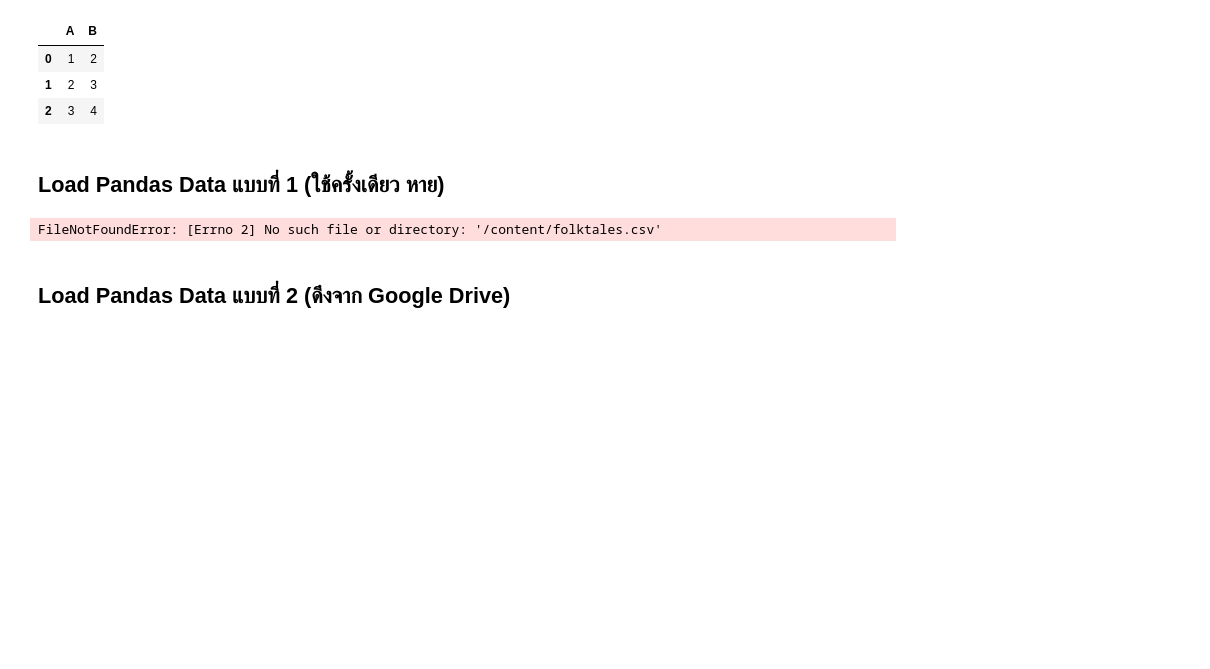
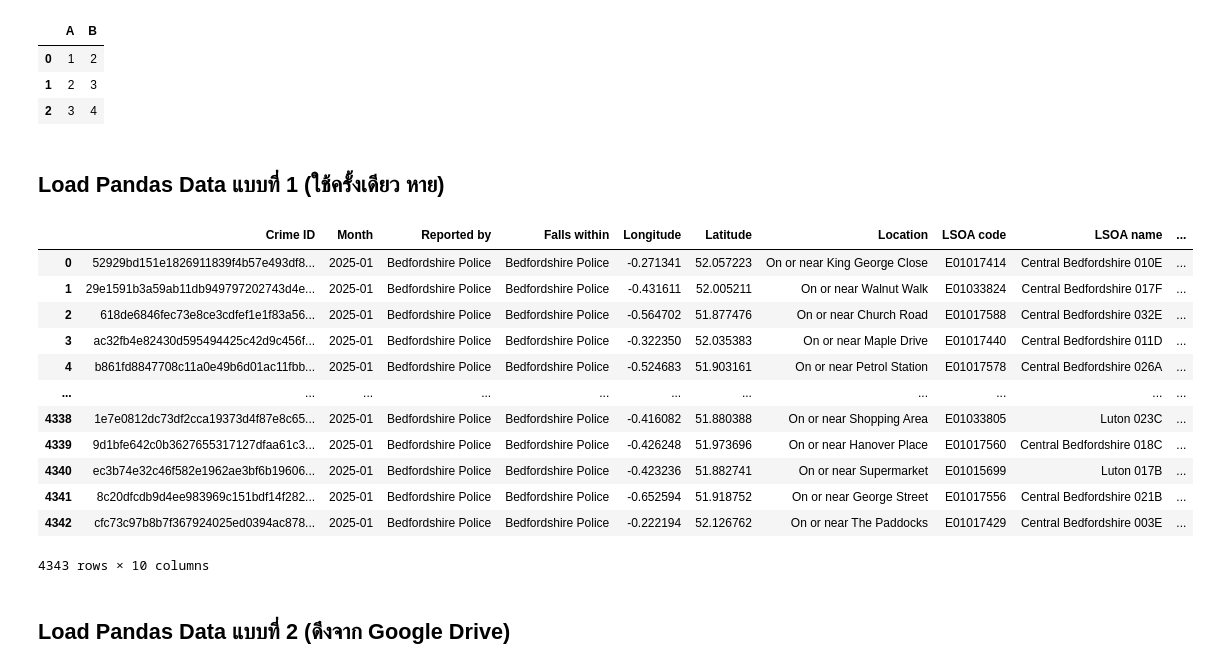
Before and after one commit to tohnperfect/dataviz2025, a Jupyter notebook: Pandas_101_2025.ipynb, the cells around one changed output. Drawn from its saved outputs; the diff is of its cells as text; code cells hidden in the pictures; blank space fills up the shorter version.

```diff
--- a/Pandas_101_2025.ipynb
+++ b/Pandas_101_2025.ipynb
@@ -21,6 +21,4 @@ pd.DataFrame({'A':[1,2,3],'B':[2,3,4]})
 # %% [markdown]
 ## Load Pandas Data แบบที่ 1 (ใช้ครั้งเดียว หาย)
 # %%
-folk_df = pd.read_csv('/content/folktales.csv')
+bfs_outcome_df = pd.read_csv('/content/2025-01-bedfordshire-outcomes.csv')
-# %% [output]
-FileNotFoundError: [Errno 2] No such file or directory: '/content/folktales.csv'
@@ -29,3 +25,19 @@ folk_df
+# %%
+bfs_outcome_df
+# %% [output]
+|  | Crime ID | Month | Reported by | Falls within | Longitude | Latitude | Location | LSOA code | LSOA name | ... |
+| 0 | 52929bd151e1826911839f4b57e493df8... | 2025-01 | Bedfordshire Police | Bedfordshire Police | -0.271341 | 52.057223 | On or near King George Close | E01017414 | Central Bedfordshire 010E | ... |
+| 1 | 29e1591b3a59ab11db949797202743d4e... | 2025-01 | Bedfordshire Police | Bedfordshire Police | -0.431611 | 52.005211 | On or near Walnut Walk | E01033824 | Central Bedfordshire 017F | ... |
+| 2 | 618de6846fec73e8ce3cdfef1e1f83a56... | 2025-01 | Bedfordshire Police | Bedfordshire Police | -0.564702 | 51.877476 | On or near Church Road | E01017588 | Central Bedfordshire 032E | ... |
+| 3 | ac32fb4e82430d595494425c42d9c456f... | 2025-01 | Bedfordshire Police | Bedfordshire Police | -0.322350 | 52.035383 | On or near Maple Drive | E01017440 | Central Bedfordshire 011D | ... |
+| 4 | b861fd8847708c11a0e49b6d01ac11fbb... | 2025-01 | Bedfordshire Police | Bedfordshire Police | -0.524683 | 51.903161 | On or near Petrol Station | E01017578 | Central Bedfordshire 026A | ... |
+| ... | ... | ... | ... | ... | ... | ... | ... | ... | ... | ... |
+| 4338 | 1e7e0812dc73df2cca19373d4f87e8c65... | 2025-01 | Bedfordshire Police | Bedfordshire Police | -0.416082 | 51.880388 | On or near Shopping Area | E01033805 | Luton 023C | ... |
+| 4339 | 9d1bfe642c0b3627655317127dfaa61c3... | 2025-01 | Bedfordshire Police | Bedfordshire Police | -0.426248 | 51.973696 | On or near Hanover Place | E01017560 | Central Bedfordshire 018C | ... |
+| 4340 | ec3b74e32c46f582e1962ae3bf6b19606... | 2025-01 | Bedfordshire Police | Bedfordshire Police | -0.423236 | 51.882741 | On or near Supermarket | E01015699 | Luton 017B | ... |
+| 4341 | 8c20dfcdb9d4ee983969c151bdf14f282... | 2025-01 | Bedfordshire Police | Bedfordshire Police | -0.652594 | 51.918752 | On or near George Street | E01017556 | Central Bedfordshire 021B | ... |
+| 4342 | cfc73c97b8b7f367924025ed0394ac878... | 2025-01 | Bedfordshire Police | Bedfordshire Police | -0.222194 | 52.126762 | On or near The Paddocks | E01017429 | Central Bedfordshire 003E | ... |
+4343 rows × 10 columns
 # %% [markdown]
 ## Load Pandas Data แบบที่ 2 (ดึงจาก Google Drive)
 # %%
```
Also changed, not shown: parts of 8 cells of this notebook.
